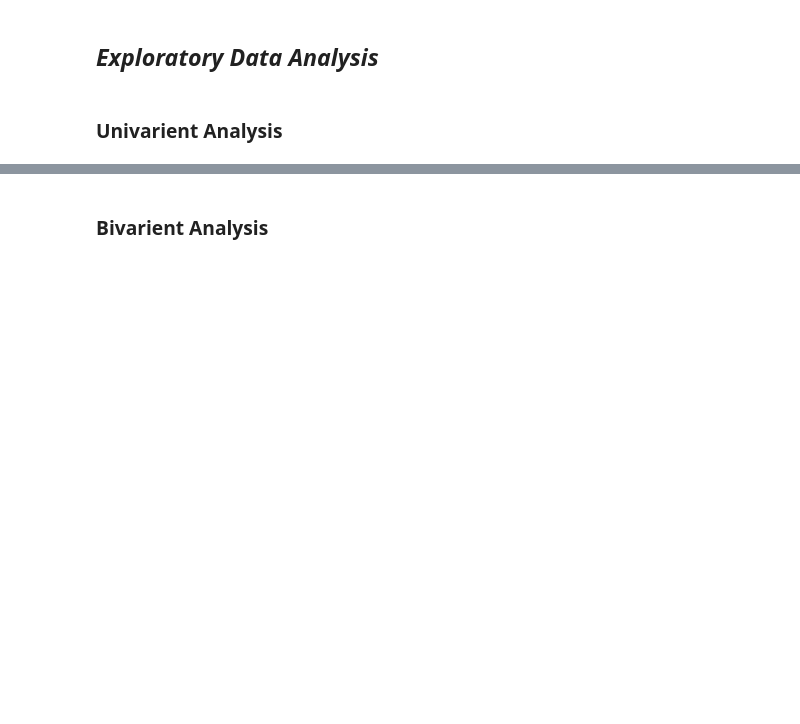
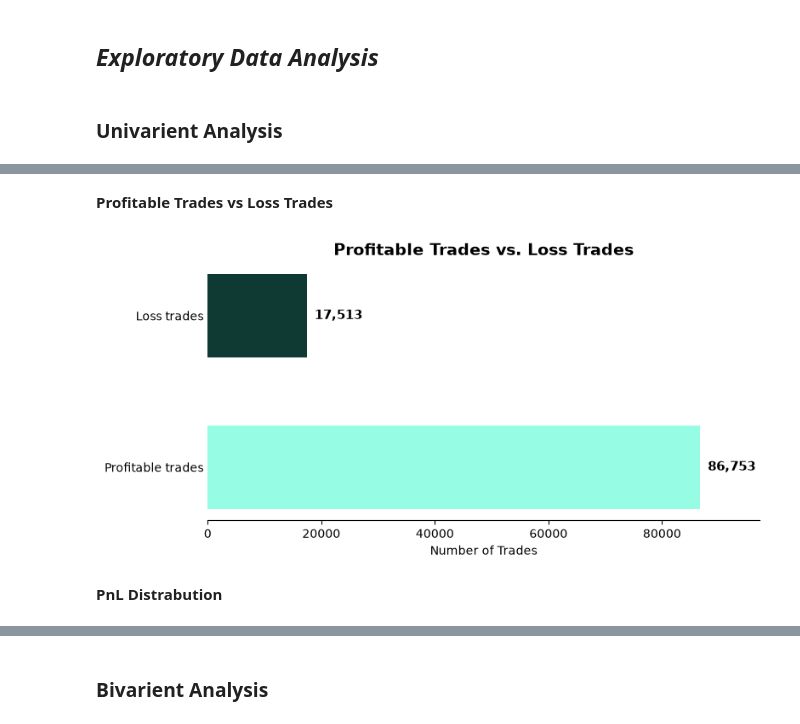
Before and after one commit to naanibabu/Trader_Behaviour_Analysis, a Jupyter notebook: project.ipynb, the cells around one changed output, grey strips where cells are left out. Saved outputs shown, nothing was run; the diff lists cells and outputs as text; code cells hidden in the pictures; blank space fills up the shorter version.

```diff
--- a/project.ipynb
+++ b/project.ipynb
@@ -743,0 +713,55 @@ Plot 'outputs\trading_style.png' already exists - skipping save
+# %% [markdown]
+**Profitable Trades vs Loss Trades**
+# %%
+trade_outcomes = pd.Series({
+    'Profitable trades': df['Is Profitable'].sum(),
+    'Loss trades': df['Is Loss'].sum()
+})
+
+fig, ax = plt.subplots(figsize=(8, 4))
+
+bars = ax.barh(
+    trade_outcomes.index,
+    trade_outcomes.values,
+    color=['#97FCE4', '#0F3933'],
+    height=0.55
+)
+
+# Add labels outside the bars
+for bar in bars:
+    width = bar.get_width()
+
+    ax.text(
+        width + trade_outcomes.max() * 0.015,
+        bar.get_y() + bar.get_height() / 2,
+        f'{width:,.0f}',
+        va='center',
+        fontsize=11,
+        fontweight='bold'
+    )
+
+ax.set_title(
+    'Profitable Trades vs. Loss Trades',
+    fontsize=14,
+    fontweight='bold'
+)
+
+ax.set_xlabel('Number of Trades')
+ax.set_ylabel('')
+
+# Give labels enough space on the right
+ax.set_xlim(0, trade_outcomes.max() * 1.12)
+
+# Remove unnecessary chart elements
+ax.spines['top'].set_visible(False)
+ax.spines['right'].set_visible(False)
+ax.spines['left'].set_visible(False)
+
+ax.tick_params(axis='y', length=0)
+
+plt.tight_layout()
+plt.show()
+# %% [output]
+[figure, added]
+# %% [markdown]
+**PnL Distrabution**
```
Also changed, not shown: parts of 131 cells of this notebook, 43 other files.
